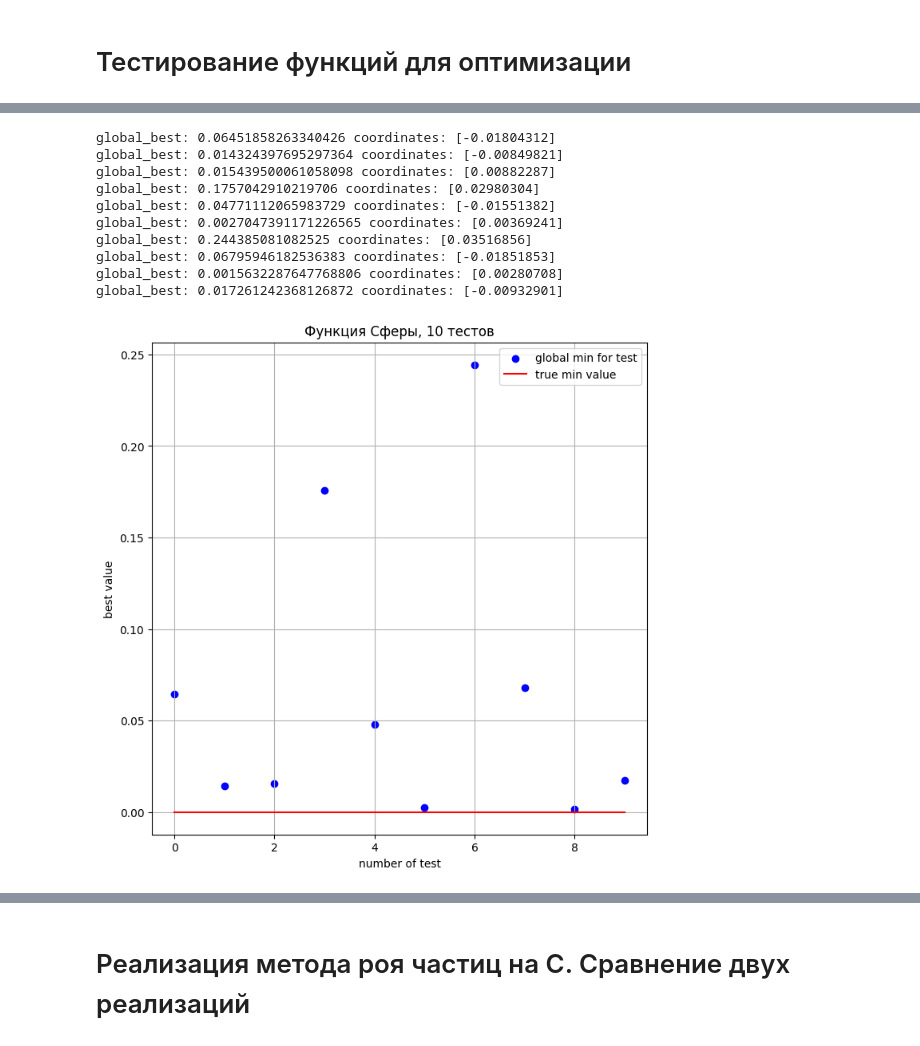
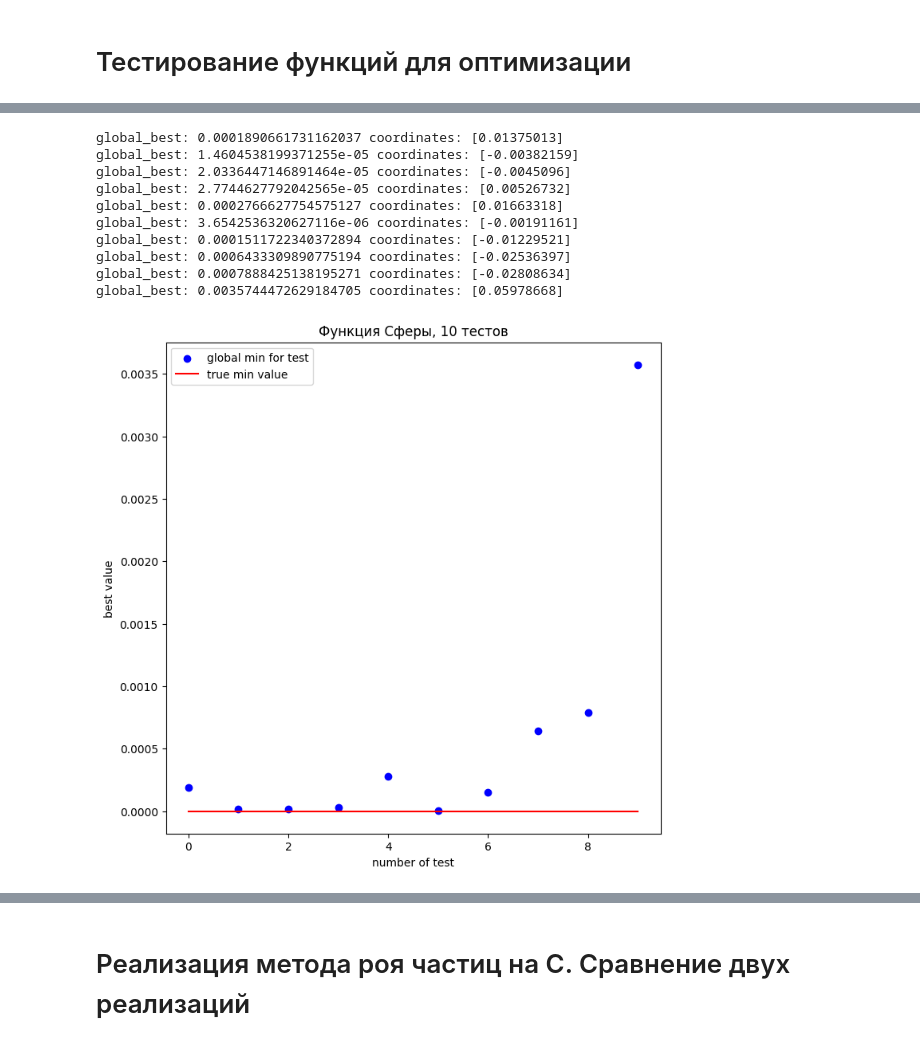
Before and after one commit to Artikezwin/Particle-Swarm-Optimization, a Jupyter notebook: Jupiter/CPSO.ipynb, the cells around one changed output, grey strips where cells are left out. Saved outputs shown, nothing was run; the diff lists cells and outputs as text; code cells hidden in the pictures.

```diff
--- a/Jupiter/CPSO.ipynb
+++ b/Jupiter/CPSO.ipynb
@@ -180,7 +181,7 @@ plt.show()
 def draw(f, title: str):
 
     for i in range(10):
-        list_of_best_x, list_of_best_y = main(1.154, f)[1]
+        list_of_best_x, list_of_best_y = main(1.154, 2, f)[1]
 
         y = list_of_best_y[len(list_of_best_y) - 1]
 
@@ -212,17 +213,17 @@ global_best: 0.008850998149261713 coordinates: [-0.00667983]
 # %%
-draw(rastrigin, "Функция Сферы, 10 тестов")
+draw(sphere, "Функция Сферы, 10 тестов")
 # %% [output]
-global_best: 0.06451858263340426 coordinates: [-0.01804312]
-global_best: 0.014324397695297364 coordinates: [-0.00849821]
-global_best: 0.015439500061058098 coordinates: [0.00882287]
-global_best: 0.1757042910219706 coordinates: [0.02980304]
-global_best: 0.04771112065983729 coordinates: [-0.01551382]
-global_best: 0.0027047391171226565 coordinates: [0.00369241]
-global_best: 0.244385081082525 coordinates: [0.03516856]
-global_best: 0.06795946182536383 coordinates: [-0.01851853]
-global_best: 0.0015632287647768806 coordinates: [0.00280708]
-global_best: 0.017261242368126872 coordinates: [-0.00932901]
+global_best: 0.0001890661731162037 coordinates: [0.01375013]
+global_best: 1.4604538199371255e-05 coordinates: [-0.00382159]
+global_best: 2.0336447146891464e-05 coordinates: [-0.0045096]
+global_best: 2.7744627792042565e-05 coordinates: [0.00526732]
+global_best: 0.0002766627754575127 coordinates: [0.01663318]
+global_best: 3.6542536320627116e-06 coordinates: [-0.00191161]
+global_best: 0.0001511722340372894 coordinates: [-0.01229521]
+global_best: 0.0006433309890775194 coordinates: [-0.02536397]
+global_best: 0.0007888425138195271 coordinates: [-0.02808634]
+global_best: 0.0035744472629184705 coordinates: [0.05978668]
-[figure, old version]
+[figure, new version]
 # %%
 draw(rozenbroke, "Функция Розенброка, 10 тестов")
 # %% [output]
```
Also changed, not shown: parts of 7 cells of this notebook.
